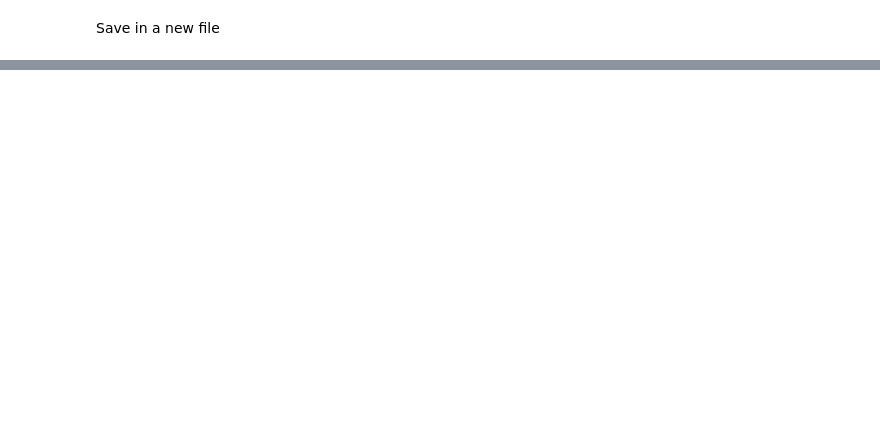
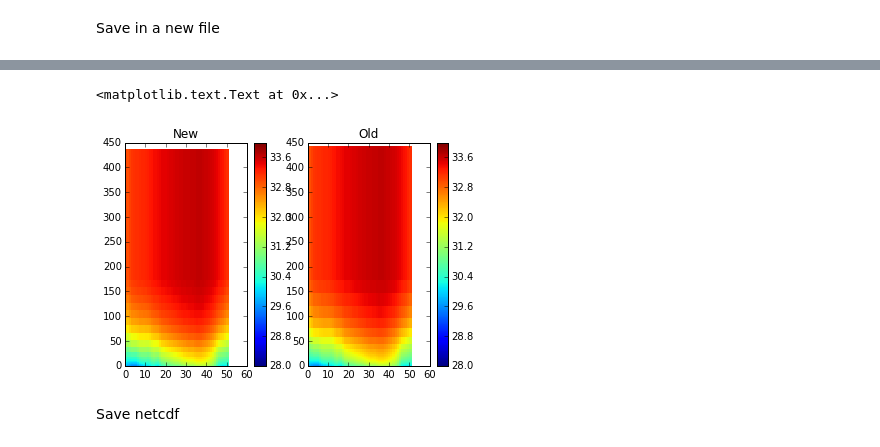
Before and after one commit to SalishSeaCast/2d-domain, a Jupyter notebook: notebooks/Changing Resolution.ipynb, the cells around one changed output, grey strips where cells are left out. Cells and saved outputs as stored; diff of their text form; code cells hidden in the pictures; blank space fills up the shorter version.

```diff
--- a/notebooks/Changing Resolution.ipynb
+++ b/notebooks/Changing Resolution.ipynb
@@ -172,0 +338,14 @@ Save in a new file
+# %%
+vmin=28;vmax=34
+fig,axs =plt.subplots(1,2)
+mesh=axs[0].pcolormesh(np.arange(Snew.shape[0]),gdept_1d,Snew[:,:,0,10].T,vmin=vmin,vmax=vmax)
+plt.colorbar(mesh,ax=axs[0])
+axs[0].set_title('New')
+mesh=axs[1].pcolormesh(np.arange(Sold.shape[0]),gdept_old[:],Sold[:,:,0,10].T,vmin=vmin,vmax=vmax)
+plt.colorbar(mesh,ax=axs[1])
+axs[1].set_title('Old')
+# %% [output]
+<matplotlib.text.Text at 0x...>
+[figure, added]
+# %% [markdown]
+Save netcdf
```
Also changed, not shown: parts of 23 cells of this notebook, 2 other files.
